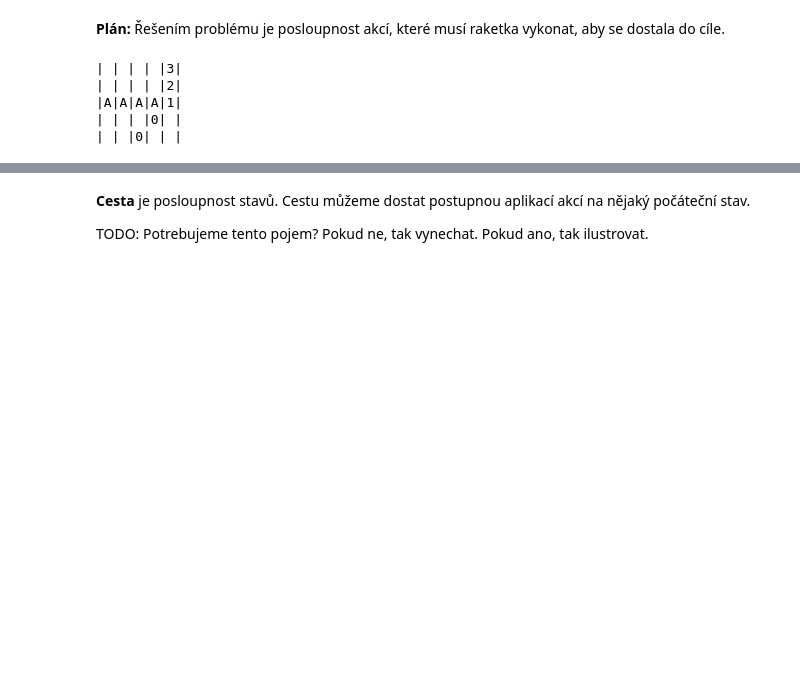
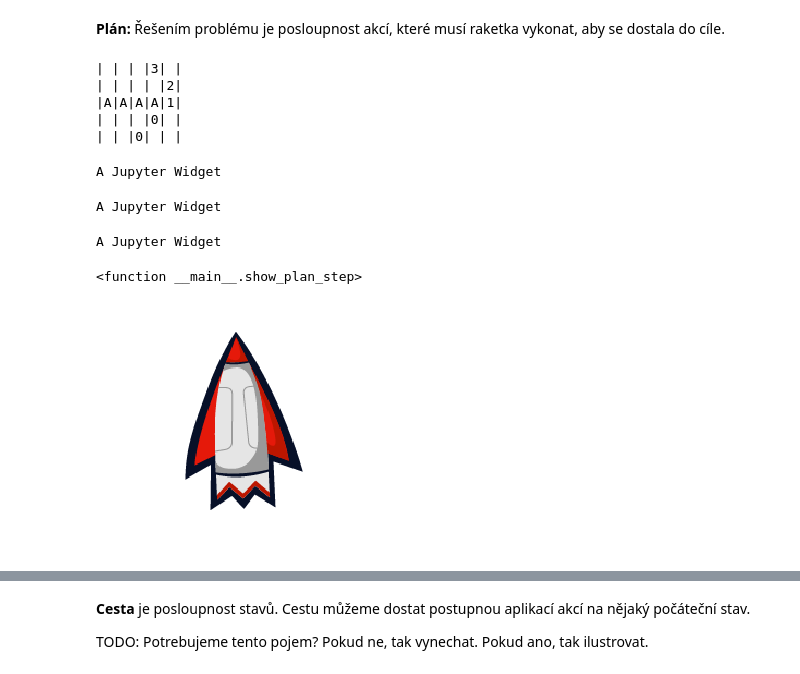
Before and after one commit to effa/ai-search-workshop, a Jupyter notebook: search-solution.ipynb, the cells around one changed output, grey strips where cells are left out. Saved outputs shown, nothing was run; the diff lists cells and outputs as text; code cells hidden in the pictures; blank space fills up the shorter version.

```diff
--- a/search-solution.ipynb
+++ b/search-solution.ipynb
@@ -338,15 +372,71 @@ True
 # %%
 # TASK: zadat pouze castecny plan a nechat dopsat tak,
 # aby raketka doletela do cile
-plan = ['r', 'r', 'f', 'f']
+plan = ['r', 'r', 'f', 'l']
 show_plan(state, plan)
 
 # TODO: implement show_plan
 # to show the world with the path draw as a line
 # + int-widget to show current state (= to animate the path)
 # %% [output]
-| | | | |3|
+| | | |3| |
 | | | | |2|
 |A|A|A|A|1|
 | | | |0| |
 | | |0| | |
+# %%
+import ipywidgets as widgets
+
+w = widgets.IntSlider()
+display(w)
+
+file = open("img/spaceship.png", "rb")
+image = file.read()
+items = [
+widgets.Image(
+    value=image,
+    format='png',
+    width=40,
+    height=40,
+) for i in range(4)]
+left_box = widgets.VBox([items[0], items[1]])
+right_box = widgets.VBox([items[2], items[3]])
+widgets.HBox([left_box, right_box])
+# %% [output]
+A Jupyter Widget
+A Jupyter Widget
+# %%
+# show_plan(state, plan)
+
+def show_plan_step(initial_state, plan, step):
+    return ''.join(plan) + str(step)
+
+plan = ['r', 'r', 'f', 'l']
+step = widgets.IntSlider(
+    min=0, max=len(plan),
+    value=0,
+    description='Krok')
+widgets.interact(
+    show_plan_step,
+    initial_state=widgets.fixed(state),
+    plan=widgets.fixed(plan),
+    step=step)
+# %% [output]
+A Jupyter Widget
+<function __main__.show_plan_step>
+# %%
+import matplotlib.pyplot as plt
+# with open('img/spaceship.png') as f:
+#     image = plt.imread(f)
+# fig, ax = plt.subplots()
+# ax.imshow(image)
+# ax.axis('off')  # clear x- and y-axes
+# plt.show()
+
+image = plt.imread('img/spaceship.png')
+fig, ax = plt.subplots()
+ax.imshow(image)
+ax.axis('off')
+fig
+# %% [output]
+[figure, added]
```
Also changed, not shown: parts of 6 cells of this notebook, 9 other files.
